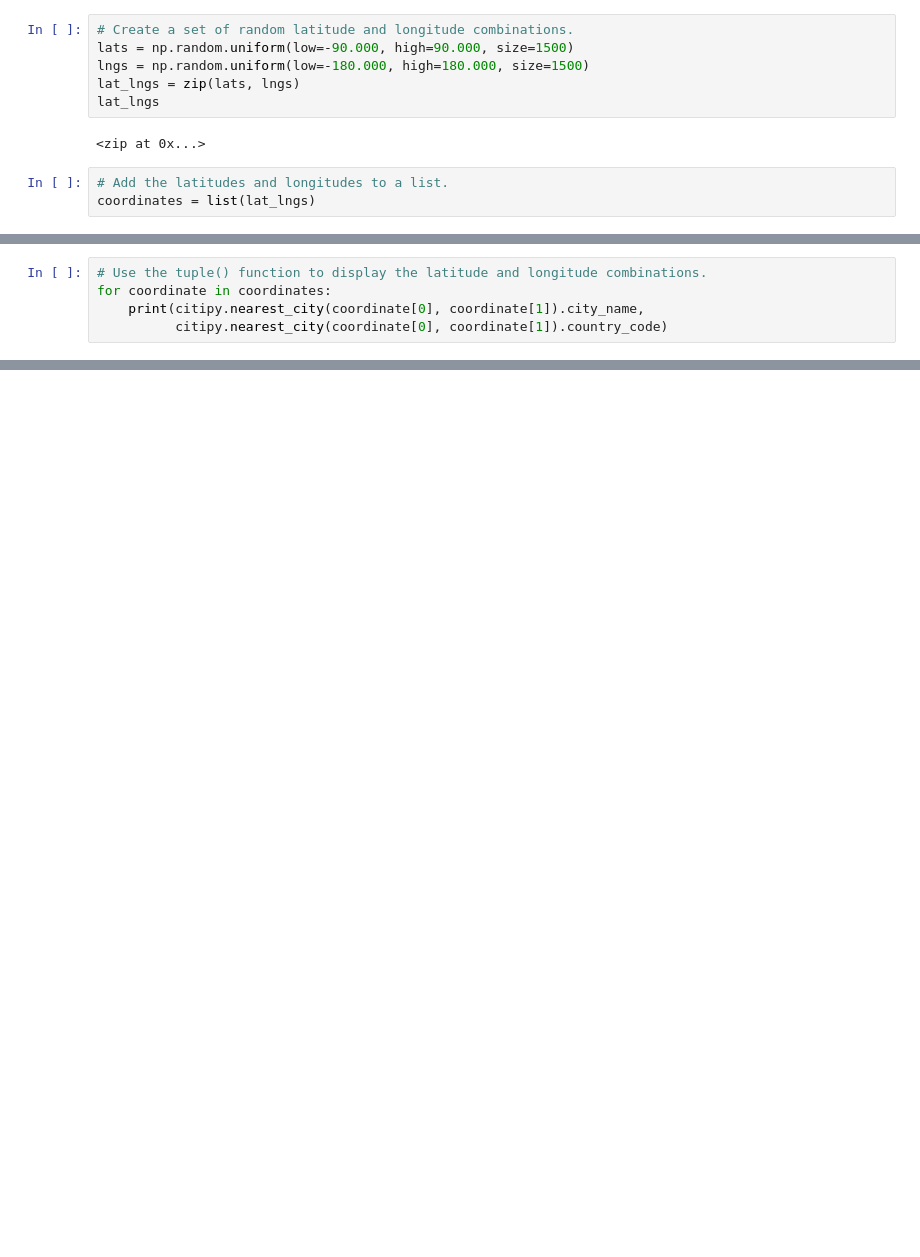
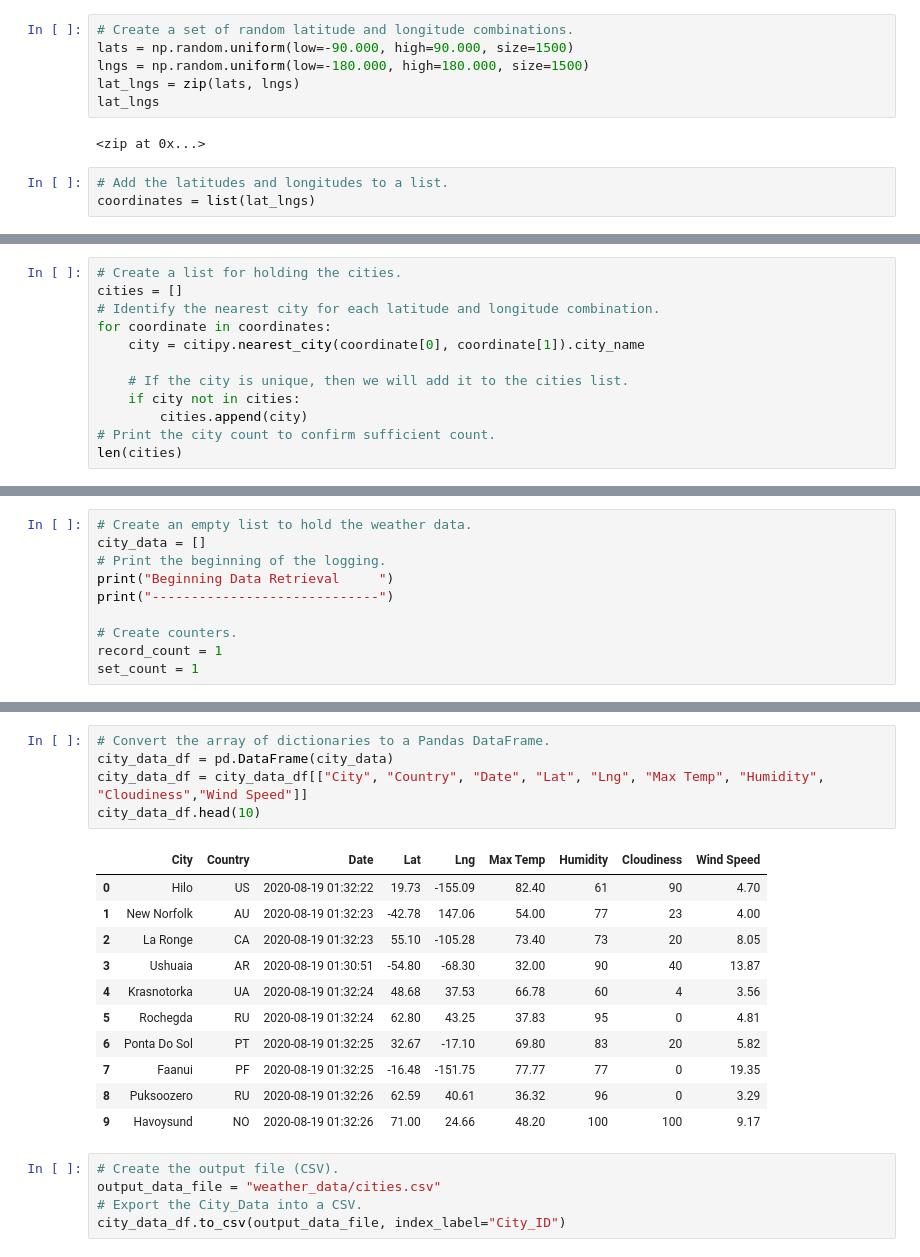
Before and after one commit to gacuchac/World_Weather_Analysis, a Jupyter notebook: WeatherPy.ipynb, the cells around one changed output, grey strips where cells are left out. Saved outputs shown, nothing was run; the diff lists cells and outputs as text; blank space fills up the shorter version.

Commit message:
Random cities and their weather info

```diff
--- a/WeatherPy.ipynb
+++ b/WeatherPy.ipynb
@@ -20,5 +27,0 @@ from citipy import citipy
-# %%
-# Use the tuple() function to display the latitude and longitude combinations.
-for coordinate in coordinates:
-    print(citipy.nearest_city(coordinate[0], coordinate[1]).city_name,
-          citipy.nearest_city(coordinate[0], coordinate[1]).country_code)
@@ -42,0 +28,12 @@ krasnoselkup ru
+# %%
+# Create a list for holding the cities.
+cities = []
+# Identify the nearest city for each latitude and longitude combination.
+for coordinate in coordinates:
+    city = citipy.nearest_city(coordinate[0], coordinate[1]).city_name
+
+    # If the city is unique, then we will add it to the cities list.
+    if city not in cities:
+        cities.append(city)
+# Print the city count to confirm sufficient count.
+len(cities)
@@ -42,0 +42,10 @@ krasnoselkup ru
+# %%
+# Create an empty list to hold the weather data.
+city_data = []
+# Print the beginning of the logging.
+print("Beginning Data Retrieval     ")
+print("-----------------------------")
+
+# Create counters.
+record_count = 1
+set_count = 1
@@ -42,0 +123,22 @@ krasnoselkup ru
+# %%
+# Convert the array of dictionaries to a Pandas DataFrame.
+city_data_df = pd.DataFrame(city_data)
+city_data_df = city_data_df[["City", "Country", "Date", "Lat", "Lng", "Max Temp", "Humidity", "Cloudiness","Wind Speed"]]
+city_data_df.head(10)
+# %% [output]
+|  | City | Country | Date | Lat | Lng | Max Temp | Humidity | Cloudiness | Wind Speed |
+| 0 | Hilo | US | 2020-08-19 01:32:22 | 19.73 | -155.09 | 82.40 | 61 | 90 | 4.70 |
+| 1 | New Norfolk | AU | 2020-08-19 01:32:23 | -42.78 | 147.06 | 54.00 | 77 | 23 | 4.00 |
+| 2 | La Ronge | CA | 2020-08-19 01:32:23 | 55.10 | -105.28 | 73.40 | 73 | 20 | 8.05 |
+| 3 | Ushuaia | AR | 2020-08-19 01:30:51 | -54.80 | -68.30 | 32.00 | 90 | 40 | 13.87 |
+| 4 | Krasnotorka | UA | 2020-08-19 01:32:24 | 48.68 | 37.53 | 66.78 | 60 | 4 | 3.56 |
+| 5 | Rochegda | RU | 2020-08-19 01:32:24 | 62.80 | 43.25 | 37.83 | 95 | 0 | 4.81 |
+| 6 | Ponta Do Sol | PT | 2020-08-19 01:32:25 | 32.67 | -17.10 | 69.80 | 83 | 20 | 5.82 |
+| 7 | Faanui | PF | 2020-08-19 01:32:25 | -16.48 | -151.75 | 77.77 | 77 | 0 | 19.35 |
+| 8 | Puksoozero | RU | 2020-08-19 01:32:26 | 62.59 | 40.61 | 36.32 | 96 | 0 | 3.29 |
+| 9 | Havoysund | NO | 2020-08-19 01:32:26 | 71.00 | 24.66 | 48.20 | 100 | 100 | 9.17 |
+# %%
+# Create the output file (CSV).
+output_data_file = "weather_data/cities.csv"
+# Export the City_Data into a CSV.
+city_data_df.to_csv(output_data_file, index_label="City_ID")
```
Also changed, not shown: parts of 6 cells of this notebook, 2 other files.
